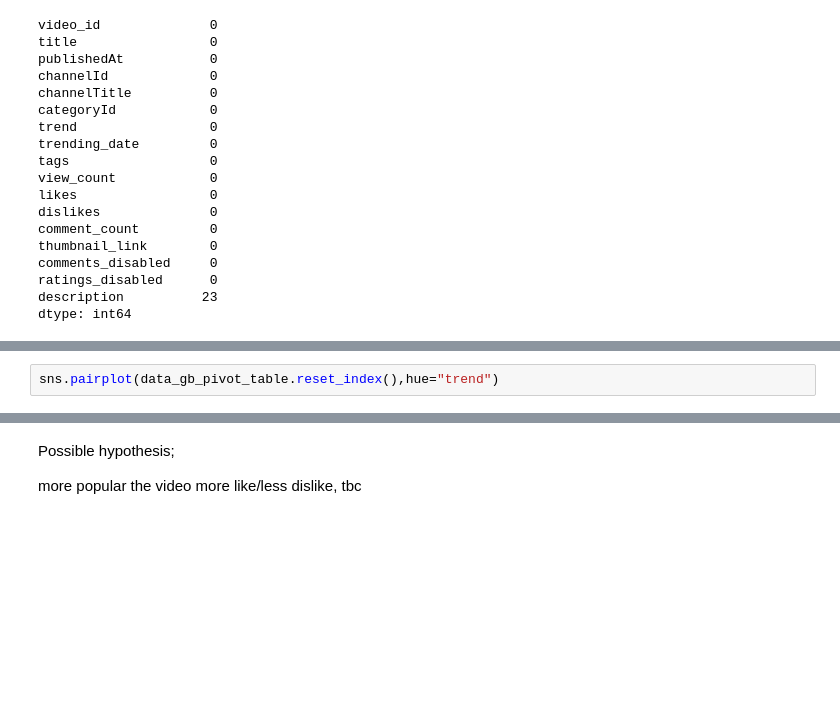
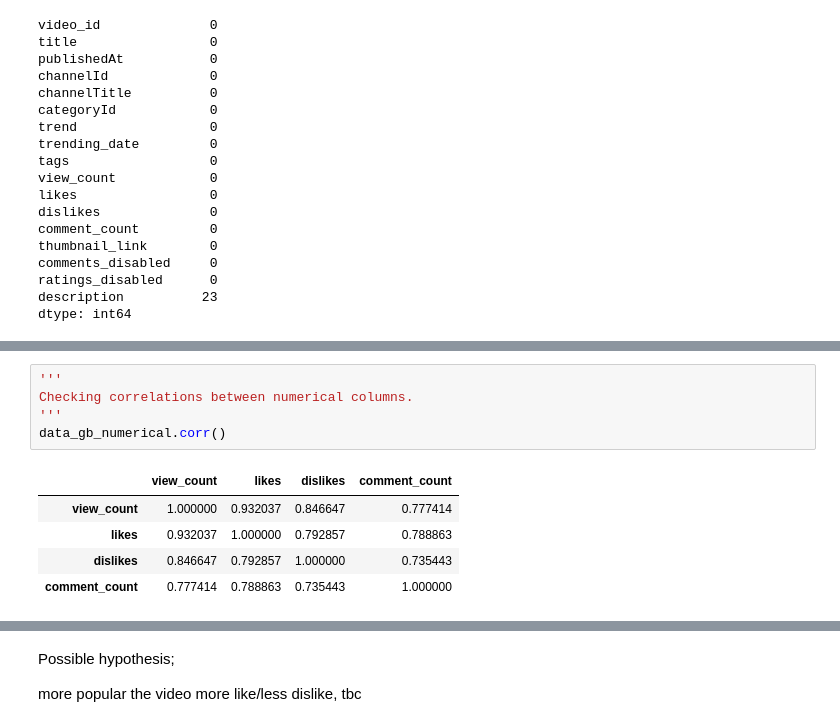
Before and after one commit to gorkemguneser/Youtube-Trending-Videos-Statistical-Analysis, a Jupyter notebook: code/gorkem.ipynb, the cells around one changed output, grey strips where cells are left out. Cells and saved outputs as stored; diff of their text form; blank space fills up the shorter version.

```diff
--- a/code/gorkem.ipynb
+++ b/code/gorkem.ipynb
@@ -163,5 +168,14 @@ data_gb_unique_pivot_table
 | Science & Technology | 696334 | 283412 | 8575920 | 243477653 |
 | Sports | 1477110 | 445533 | 14271923 | 576541420 |
 | Travel & Events | 21876 | 5254 | 218429 | 6873370 |
-# %%
-sns.pairplot(data_gb_pivot_table.reset_index(),hue="trend")
+# %%
+'''
+Checking correlations between numerical columns.
+'''
+data_gb_numerical.corr()
+# %% [output]
+|  | view_count | likes | dislikes | comment_count |
+| view_count | 1.000000 | 0.932037 | 0.846647 | 0.777414 |
+| likes | 0.932037 | 1.000000 | 0.792857 | 0.788863 |
+| dislikes | 0.846647 | 0.792857 | 1.000000 | 0.735443 |
+| comment_count | 0.777414 | 0.788863 | 0.735443 | 1.000000 |
```
Also changed, not shown: parts of 7 cells of this notebook.
